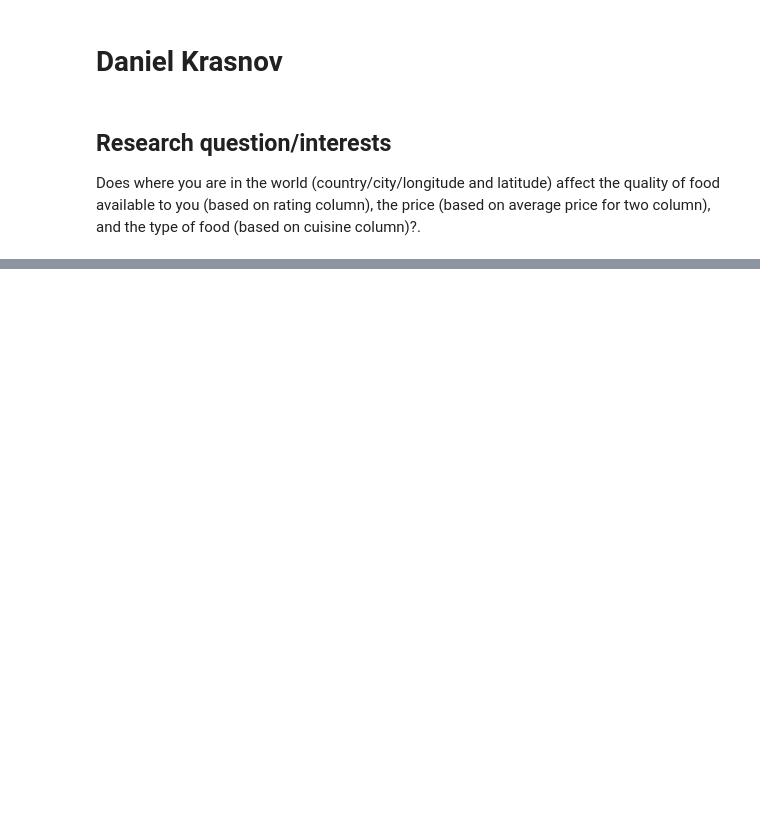
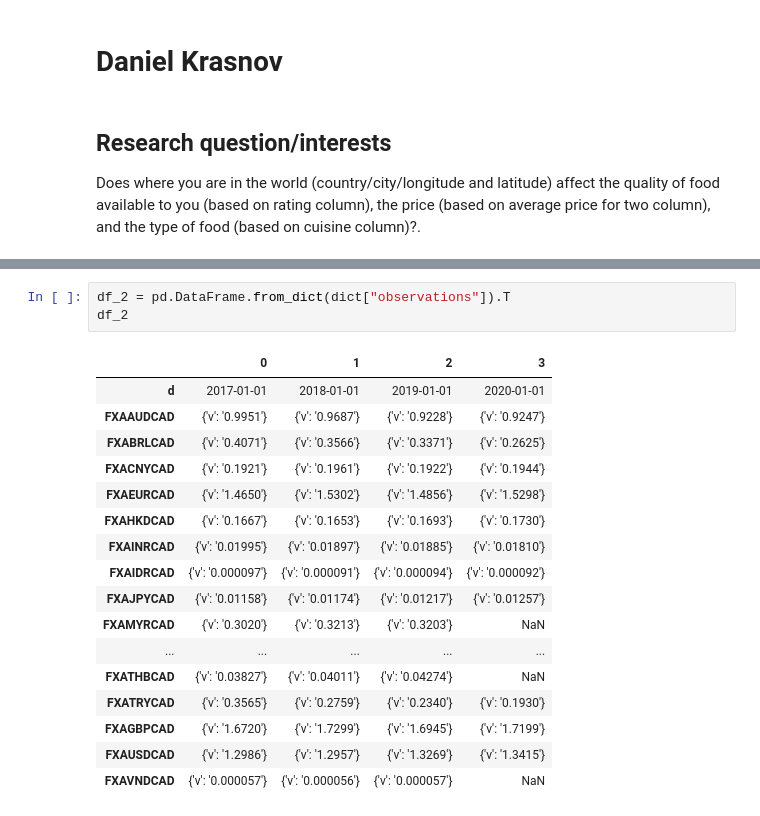
Before and after one commit to data301-2021-winter1/group28-project, a Jupyter notebook: notebooks/analysis1.ipynb, the cells around one changed output, grey strips where cells are left out. Drawn from its saved outputs; the diff is of its cells as text; blank space fills up the shorter version.

```diff
--- a/notebooks/analysis1.ipynb
+++ b/notebooks/analysis1.ipynb
@@ -31,0 +161,21 @@ countryCodesCSV.head()
+# %%
+df_2 = pd.DataFrame.from_dict(dict["observations"]).T
+df_2
+# %% [output]
+|  | 0 | 1 | 2 | 3 |
+| d | 2017-01-01 | 2018-01-01 | 2019-01-01 | 2020-01-01 |
+| FXAAUDCAD | {'v': '0.9951'} | {'v': '0.9687'} | {'v': '0.9228'} | {'v': '0.9247'} |
+| FXABRLCAD | {'v': '0.4071'} | {'v': '0.3566'} | {'v': '0.3371'} | {'v': '0.2625'} |
+| FXACNYCAD | {'v': '0.1921'} | {'v': '0.1961'} | {'v': '0.1922'} | {'v': '0.1944'} |
+| FXAEURCAD | {'v': '1.4650'} | {'v': '1.5302'} | {'v': '1.4856'} | {'v': '1.5298'} |
+| FXAHKDCAD | {'v': '0.1667'} | {'v': '0.1653'} | {'v': '0.1693'} | {'v': '0.1730'} |
+| FXAINRCAD | {'v': '0.01995'} | {'v': '0.01897'} | {'v': '0.01885'} | {'v': '0.01810'} |
+| FXAIDRCAD | {'v': '0.000097'} | {'v': '0.000091'} | {'v': '0.000094'} | {'v': '0.000092'} |
+| FXAJPYCAD | {'v': '0.01158'} | {'v': '0.01174'} | {'v': '0.01217'} | {'v': '0.01257'} |
+| FXAMYRCAD | {'v': '0.3020'} | {'v': '0.3213'} | {'v': '0.3203'} | NaN |
+| ... | ... | ... | ... | ... |
+| FXATHBCAD | {'v': '0.03827'} | {'v': '0.04011'} | {'v': '0.04274'} | NaN |
+| FXATRYCAD | {'v': '0.3565'} | {'v': '0.2759'} | {'v': '0.2340'} | {'v': '0.1930'} |
+| FXAGBPCAD | {'v': '1.6720'} | {'v': '1.7299'} | {'v': '1.6945'} | {'v': '1.7199'} |
+| FXAUSDCAD | {'v': '1.2986'} | {'v': '1.2957'} | {'v': '1.3269'} | {'v': '1.3415'} |
+| FXAVNDCAD | {'v': '0.000057'} | {'v': '0.000056'} | {'v': '0.000057'} | NaN |
```
Also changed, not shown: parts of 18 cells of this notebook, 1 other file.
